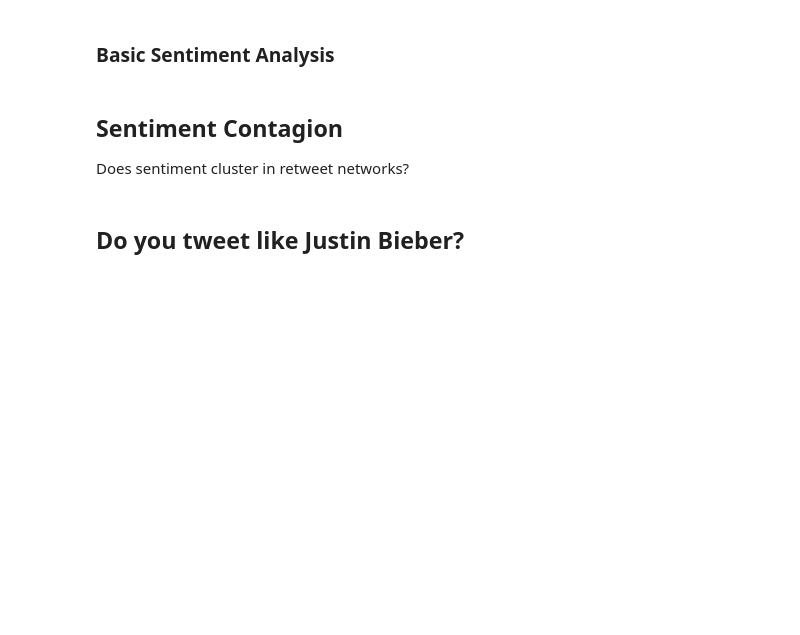
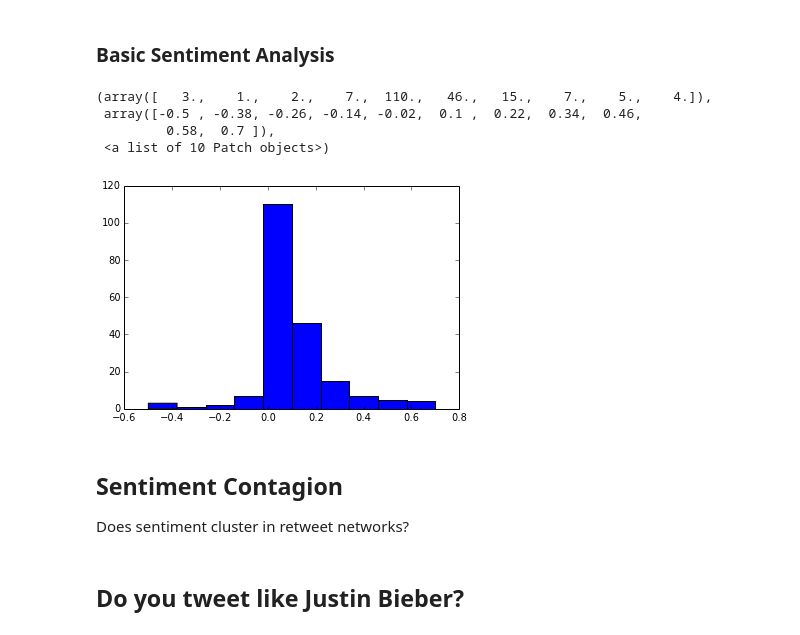
Before and after one commit to maksim2042/PolNet2014, a Jupyter notebook: Social Media Mining -- PolNet 2014.ipynb, the cells around one changed output. Cells and saved outputs as stored; diff of their text form; code cells hidden in the pictures; blank space fills up the shorter version.

```diff
--- a/Social Media Mining -- PolNet 2014.ipynb
+++ b/Social Media Mining -- PolNet 2014.ipynb
@@ -92,6 +92,7 @@ def process_tweets(statuses):
 
     hashtag_network = net.Graph()
     retweet_network = net.DiGraph()
+    texts = []
 
     for status in statuses:
         text = status['text']
@@ -104,9 +105,11 @@ def process_tweets(statuses):
 
         for mention in mentions:
             add_or_inc_edge(retweet_network, screen_name, mention)
-    return hashtag_network, retweet_network
+
+        texts.append(text)
+    return hashtag_network, retweet_network, texts
 # %%
-hh,rt = process_tweets(statuses)
+hh,rt, texts = process_tweets(statuses)
 # %%
 hh.remove_node('ukraine')
 # %%
@@ -233,3 +243,16 @@ import textblob
+# %%
+tt = TextBlob(texts[0])
+list(tt.words)
+
+senti = [TextBlob(t).sentiment[0] for t in texts]
+# %%
+plot.hist(senti)
+# %% [output]
+(array([   3.,    1.,    2.,    7.,  110.,   46.,   15.,    7.,    5.,    4.]),
+ array([-0.5 , -0.38, -0.26, -0.14, -0.02,  0.1 ,  0.22,  0.34,  0.46,
+         0.58,  0.7 ]),
+ <a list of 10 Patch objects>)
+[figure, added]
 # %% [markdown]
 Sentiment Contagion
 ------
```
Also changed, not shown: parts of 3 cells of this notebook, 1 other file.
